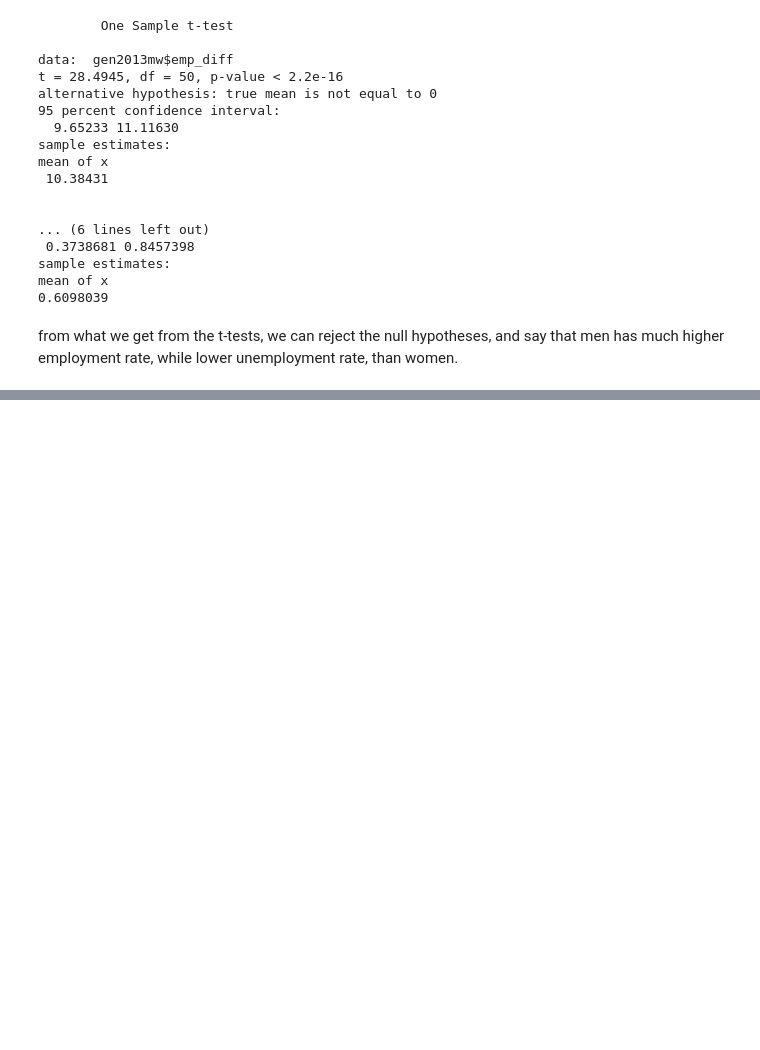
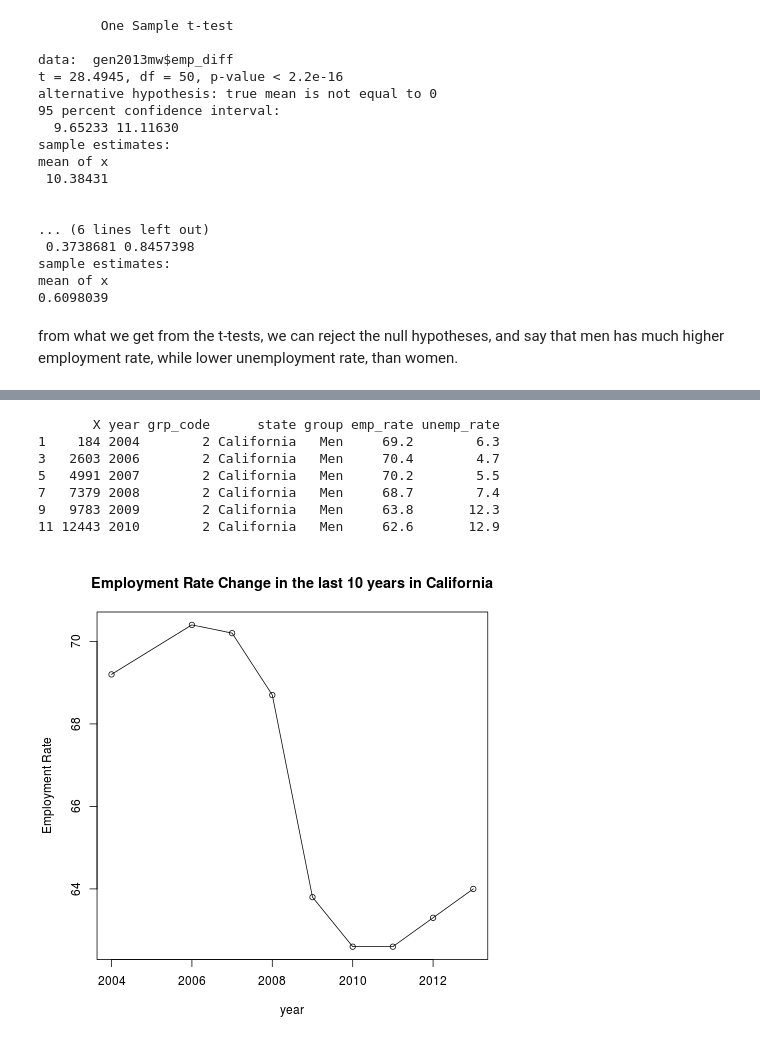
Before and after one commit to yuhanw/Team_Four.0, a Jupyter notebook: notebooks/NB3_data_analysis.ipynb, the cells around one changed output, grey strips where cells are left out. Drawn from its saved outputs; the diff is of its cells as text; code cells hidden in the pictures; blank space fills up the shorter version.

```diff
--- a/notebooks/NB3_data_analysis.ipynb
+++ b/notebooks/NB3_data_analysis.ipynb
@@ -212,0 +262,4 @@ from what we get from the t-tests, we can reject the null hypotheses, and say th
+# %%
+%%R
+gencal=read.csv('../data1/cleaned/gencal.csv',header=T)
+print(head(gencal))
@@ -212,0 +274,16 @@ from what we get from the t-tests, we can reject the null hypotheses, and say th
+# %%
+%%R
+gencalm=subset(gencal, group=='Men')
+print(head(gencalm))
+plot(gencalm$year,gencalm$emp_rate, xlab="year", ylab="Employment Rate")
+lines(gencalm$year,gencalm$emp_rate)
+title(main="Employment Rate Change in the last 10 years in California")
+# %% [output]
+       X year grp_code      state group emp_rate unemp_rate
+1    184 2004        2 California   Men     69.2        6.3
+3   2603 2006        2 California   Men     70.4        4.7
+5   4991 2007        2 California   Men     70.2        5.5
+7   7379 2008        2 California   Men     68.7        7.4
+9   9783 2009        2 California   Men     63.8       12.3
+11 12443 2010        2 California   Men     62.6       12.9
+[figure, added]
```
Also changed, not shown: parts of 7 cells of this notebook.
